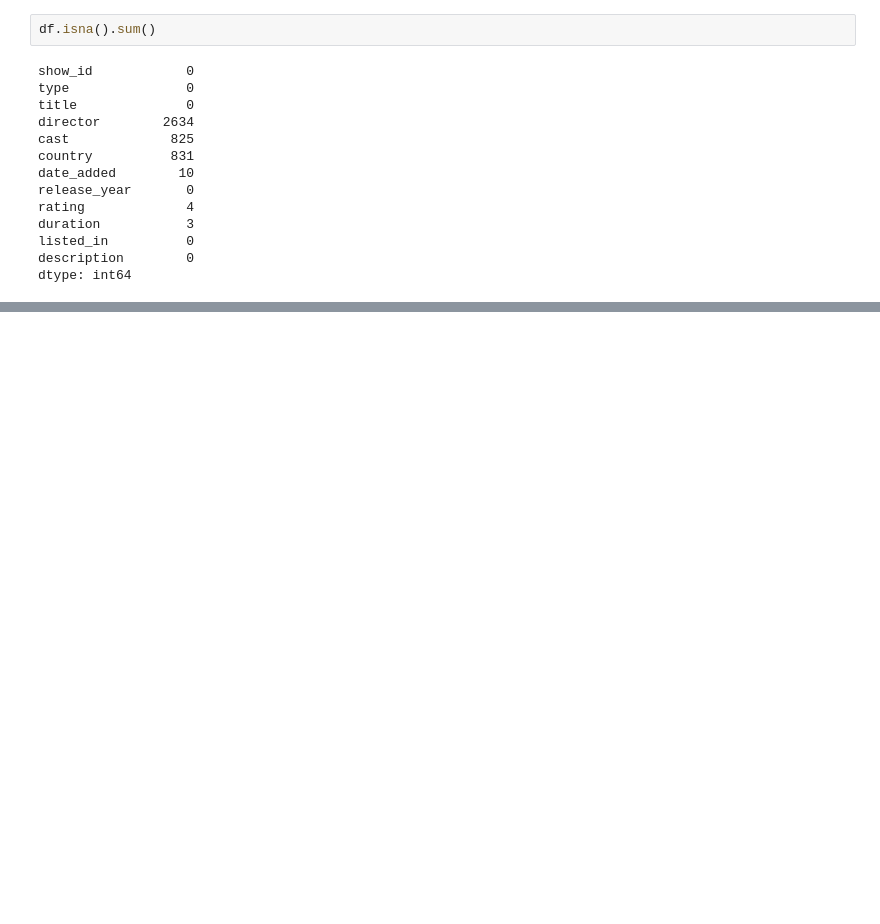
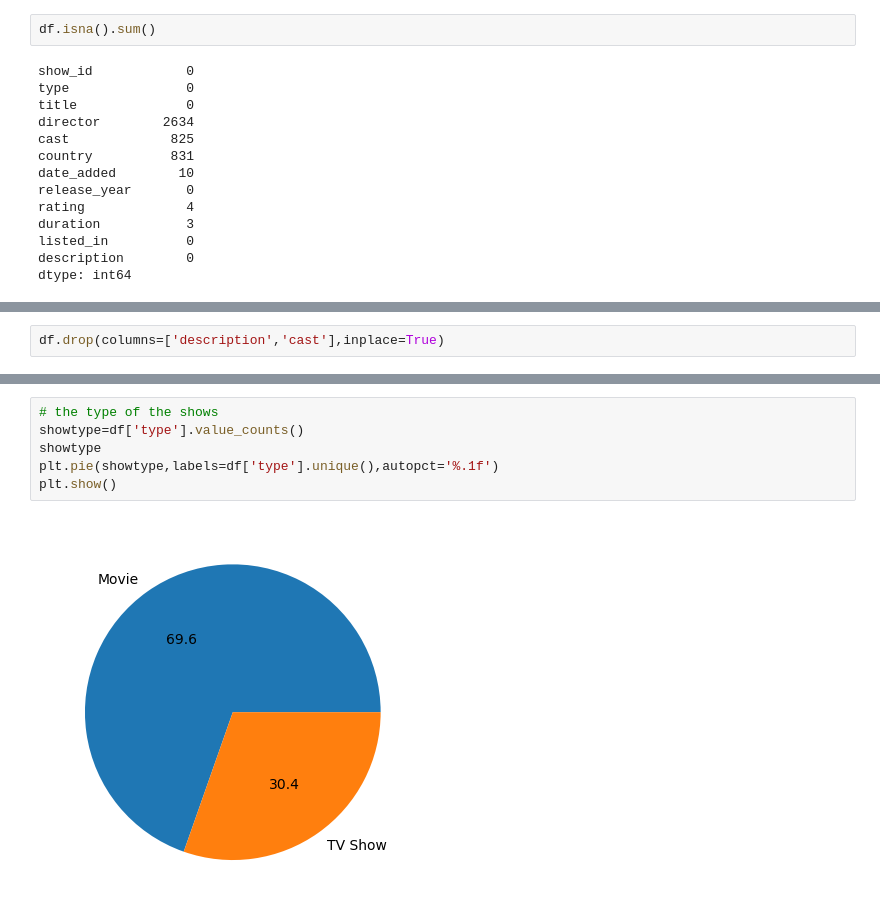
Before and after one commit to ahmed0naser/Netflix, a Jupyter notebook: NetflixVisualization.ipynb, the cells around one changed output, grey strips where cells are left out. Cells and saved outputs as stored; diff of their text form; blank space fills up the shorter version.

```diff
--- a/NetflixVisualization.ipynb
+++ b/NetflixVisualization.ipynb
@@ -61,0 +66,2 @@ dtype: int64
+# %%
+df.drop(columns=['description','cast'],inplace=True)
@@ -61,0 +145,8 @@ dtype: int64
+# %%
+# the type of the shows
+showtype=df['type'].value_counts()
+showtype
+plt.pie(showtype,labels=df['type'].unique(),autopct='%.1f')
+plt.show()
+# %% [output]
+[figure, added]
```
Also changed, not shown: parts of 24 cells of this notebook.
